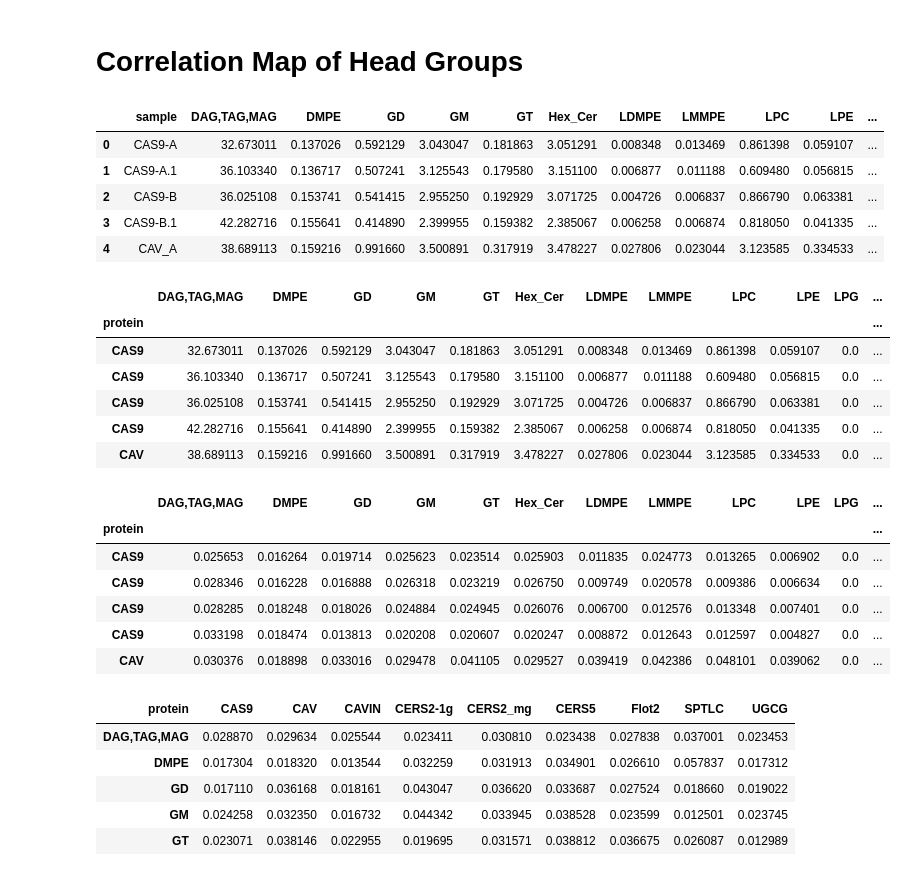
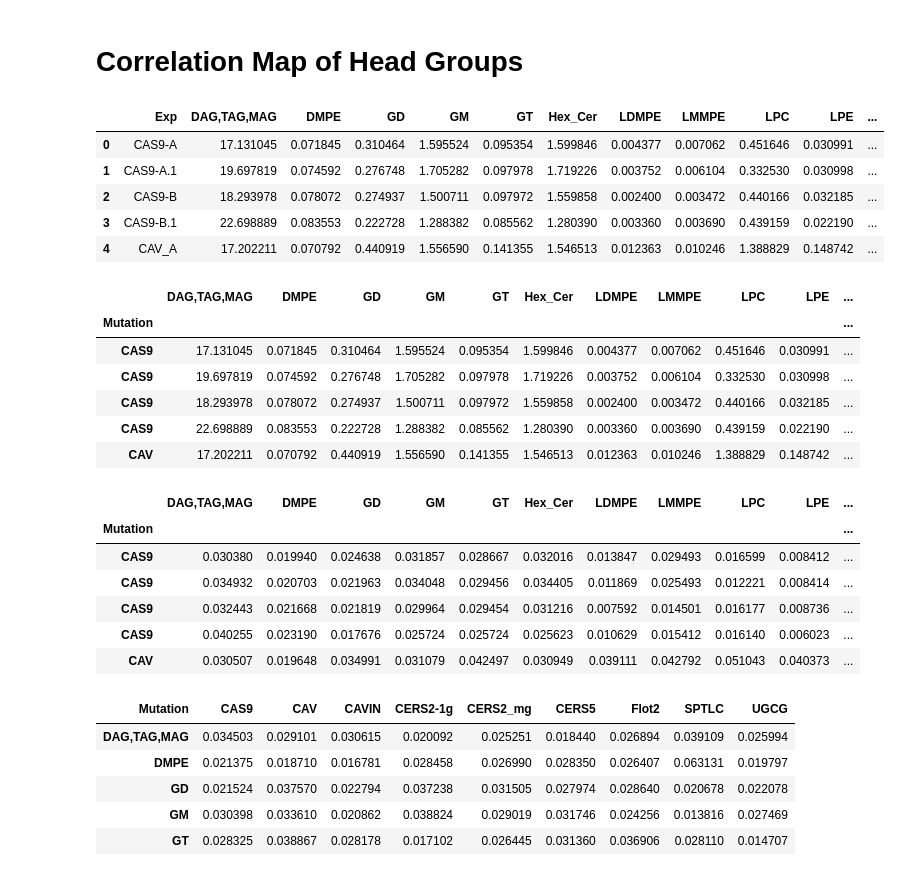
Before and after one commit to hn1902/lipids-proj-new, a Jupyter notebook: head_group_percentages.ipynb, the cells around one changed output. Drawn from its saved outputs; the diff is of its cells as text; code cells hidden in the pictures.

```diff
--- a/head_group_percentages.ipynb
+++ b/head_group_percentages.ipynb
@@ -25,5 +25,5 @@ df_meta.sample(3)
 # %%
 # import experiment metedata
-df_exps = pd.read_csv('dataframes/pos_exps_df_meta.csv')
+df_exps = pd.read_csv('dataframes/pos_df_exps.csv')
 df_exps.head()
 # %% [output]
@@ -312,6 +312,6 @@ h.head()
 5 rows × 42 columns
 # %%
 # join to df_exps to get protein/mutations
-h = h.T.rename_axis('sample').merge(df_exps, on='sample')
+h = h.T.rename_axis('Exp').merge(df_exps, on='Exp')
 h.head()
 # %% [output]
@@ -382,55 +382,55 @@ d
 # %%
 h.head()
 # %% [output]
-|  | sample | DAG,TAG,MAG | DMPE | GD | GM | GT | Hex_Cer | LDMPE | LMMPE | LPC | LPE | ... |
-| 0 | CAS9-A | 32.673011 | 0.137026 | 0.592129 | 3.043047 | 0.181863 | 3.051291 | 0.008348 | 0.013469 | 0.861398 | 0.059107 | ... |
-| 1 | CAS9-A.1 | 36.103340 | 0.136717 | 0.507241 | 3.125543 | 0.179580 | 3.151100 | 0.006877 | 0.011188 | 0.609480 | 0.056815 | ... |
-| 2 | CAS9-B | 36.025108 | 0.153741 | 0.541415 | 2.955250 | 0.192929 | 3.071725 | 0.004726 | 0.006837 | 0.866790 | 0.063381 | ... |
-| 3 | CAS9-B.1 | 42.282716 | 0.155641 | 0.414890 | 2.399955 | 0.159382 | 2.385067 | 0.006258 | 0.006874 | 0.818050 | 0.041335 | ... |
-| 4 | CAV_A | 38.689113 | 0.159216 | 0.991660 | 3.500891 | 0.317919 | 3.478227 | 0.027806 | 0.023044 | 3.123585 | 0.334533 | ... |
+|  | Exp | DAG,TAG,MAG | DMPE | GD | GM | GT | Hex_Cer | LDMPE | LMMPE | LPC | LPE | ... |
+| 0 | CAS9-A | 17.131045 | 0.071845 | 0.310464 | 1.595524 | 0.095354 | 1.599846 | 0.004377 | 0.007062 | 0.451646 | 0.030991 | ... |
+| 1 | CAS9-A.1 | 19.697819 | 0.074592 | 0.276748 | 1.705282 | 0.097978 | 1.719226 | 0.003752 | 0.006104 | 0.332530 | 0.030998 | ... |
+| 2 | CAS9-B | 18.293978 | 0.078072 | 0.274937 | 1.500711 | 0.097972 | 1.559858 | 0.002400 | 0.003472 | 0.440166 | 0.032185 | ... |
+| 3 | CAS9-B.1 | 22.698889 | 0.083553 | 0.222728 | 1.288382 | 0.085562 | 1.280390 | 0.003360 | 0.003690 | 0.439159 | 0.022190 | ... |
+| 4 | CAV_A | 17.202211 | 0.070792 | 0.440919 | 1.556590 | 0.141355 | 1.546513 | 0.012363 | 0.010246 | 1.388829 | 0.148742 | ... |
 # %%
 # remove sample column
 h_corr = h.iloc[:,1:]
 
 # drop RAJU
-h_corr = h_corr[h_corr['protein'] != 'RAJU']
+h_corr = h_corr[h_corr['Mutation'] != 'RAJU']
 # drop WT
-h_corr = h_corr[h_corr['protein'] != 'WT']
+h_corr = h_corr[h_corr['Mutation'] != 'WT']
 
 # set protein column as index
-h_corr = h_corr.set_index('protein')
+h_corr = h_corr.set_index('Mutation')
 
 h_corr.head()
 # %% [output]
-|  | DAG,TAG,MAG | DMPE | GD | GM | GT | Hex_Cer | LDMPE | LMMPE | LPC | LPE | LPG | ... |
-| protein |  |  |  |  |  |  |  |  |  |  |  | ... |
-| CAS9 | 32.673011 | 0.137026 | 0.592129 | 3.043047 | 0.181863 | 3.051291 | 0.008348 | 0.013469 | 0.861398 | 0.059107 | 0.0 | ... |
-| CAS9 | 36.103340 | 0.136717 | 0.507241 | 3.125543 | 0.179580 | 3.151100 | 0.006877 | 0.011188 | 0.609480 | 0.056815 | 0.0 | ... |
-| CAS9 | 36.025108 | 0.153741 | 0.541415 | 2.955250 | 0.192929 | 3.071725 | 0.004726 | 0.006837 | 0.866790 | 0.063381 | 0.0 | ... |
-| CAS9 | 42.282716 | 0.155641 | 0.414890 | 2.399955 | 0.159382 | 2.385067 | 0.006258 | 0.006874 | 0.818050 | 0.041335 | 0.0 | ... |
-| CAV | 38.689113 | 0.159216 | 0.991660 | 3.500891 | 0.317919 | 3.478227 | 0.027806 | 0.023044 | 3.123585 | 0.334533 | 0.0 | ... |
+|  | DAG,TAG,MAG | DMPE | GD | GM | GT | Hex_Cer | LDMPE | LMMPE | LPC | LPE | ... |
+| Mutation |  |  |  |  |  |  |  |  |  |  | ... |
+| CAS9 | 17.131045 | 0.071845 | 0.310464 | 1.595524 | 0.095354 | 1.599846 | 0.004377 | 0.007062 | 0.451646 | 0.030991 | ... |
+| CAS9 | 19.697819 | 0.074592 | 0.276748 | 1.705282 | 0.097978 | 1.719226 | 0.003752 | 0.006104 | 0.332530 | 0.030998 | ... |
+| CAS9 | 18.293978 | 0.078072 | 0.274937 | 1.500711 | 0.097972 | 1.559858 | 0.002400 | 0.003472 | 0.440166 | 0.032185 | ... |
+| CAS9 | 22.698889 | 0.083553 | 0.222728 | 1.288382 | 0.085562 | 1.280390 | 0.003360 | 0.003690 | 0.439159 | 0.022190 | ... |
+| CAV | 17.202211 | 0.070792 | 0.440919 | 1.556590 | 0.141355 | 1.546513 | 0.012363 | 0.010246 | 1.388829 | 0.148742 | ... |
 # %%
 # normalize the head groups
 h_corr = h_corr/h_corr.sum()
 h_corr.head()
 # %% [output]
-|  | DAG,TAG,MAG | DMPE | GD | GM | GT | Hex_Cer | LDMPE | LMMPE | LPC | LPE | LPG | ... |
-| protein |  |  |  |  |  |  |  |  |  |  |  | ... |
-| CAS9 | 0.025653 | 0.016264 | 0.019714 | 0.025623 | 0.023514 | 0.025903 | 0.011835 | 0.024773 | 0.013265 | 0.006902 | 0.0 | ... |
-| CAS9 | 0.028346 | 0.016228 | 0.016888 | 0.026318 | 0.023219 | 0.026750 | 0.009749 | 0.020578 | 0.009386 | 0.006634 | 0.0 | ... |
-| CAS9 | 0.028285 | 0.018248 | 0.018026 | 0.024884 | 0.024945 | 0.026076 | 0.006700 | 0.012576 | 0.013348 | 0.007401 | 0.0 | ... |
-| CAS9 | 0.033198 | 0.018474 | 0.013813 | 0.020208 | 0.020607 | 0.020247 | 0.008872 | 0.012643 | 0.012597 | 0.004827 | 0.0 | ... |
-| CAV | 0.030376 | 0.018898 | 0.033016 | 0.029478 | 0.041105 | 0.029527 | 0.039419 | 0.042386 | 0.048101 | 0.039062 | 0.0 | ... |
+|  | DAG,TAG,MAG | DMPE | GD | GM | GT | Hex_Cer | LDMPE | LMMPE | LPC | LPE | ... |
+| Mutation |  |  |  |  |  |  |  |  |  |  | ... |
+| CAS9 | 0.030380 | 0.019940 | 0.024638 | 0.031857 | 0.028667 | 0.032016 | 0.013847 | 0.029493 | 0.016599 | 0.008412 | ... |
+| CAS9 | 0.034932 | 0.020703 | 0.021963 | 0.034048 | 0.029456 | 0.034405 | 0.011869 | 0.025493 | 0.012221 | 0.008414 | ... |
+| CAS9 | 0.032443 | 0.021668 | 0.021819 | 0.029964 | 0.029454 | 0.031216 | 0.007592 | 0.014501 | 0.016177 | 0.008736 | ... |
+| CAS9 | 0.040255 | 0.023190 | 0.017676 | 0.025724 | 0.025724 | 0.025623 | 0.010629 | 0.015412 | 0.016140 | 0.006023 | ... |
+| CAV | 0.030507 | 0.019648 | 0.034991 | 0.031079 | 0.042497 | 0.030949 | 0.039111 | 0.042792 | 0.051043 | 0.040373 | ... |
 # %%
-h_corr = h_corr.groupby('protein').mean().T
+h_corr = h_corr.groupby('Mutation').mean().T
 h_corr.head()
 # %% [output]
-| protein | CAS9 | CAV | CAVIN | CERS2-1g | CERS2_mg | CERS5 | Flot2 | SPTLC | UGCG |
-| DAG,TAG,MAG | 0.028870 | 0.029634 | 0.025544 | 0.023411 | 0.030810 | 0.023438 | 0.027838 | 0.037001 | 0.023453 |
-| DMPE | 0.017304 | 0.018320 | 0.013544 | 0.032259 | 0.031913 | 0.034901 | 0.026610 | 0.057837 | 0.017312 |
-| GD | 0.017110 | 0.036168 | 0.018161 | 0.043047 | 0.036620 | 0.033687 | 0.027524 | 0.018660 | 0.019022 |
-| GM | 0.024258 | 0.032350 | 0.016732 | 0.044342 | 0.033945 | 0.038528 | 0.023599 | 0.012501 | 0.023745 |
-| GT | 0.023071 | 0.038146 | 0.022955 | 0.019695 | 0.031571 | 0.038812 | 0.036675 | 0.026087 | 0.012989 |
+| Mutation | CAS9 | CAV | CAVIN | CERS2-1g | CERS2_mg | CERS5 | Flot2 | SPTLC | UGCG |
+| DAG,TAG,MAG | 0.034503 | 0.029101 | 0.030615 | 0.020092 | 0.025251 | 0.018440 | 0.026894 | 0.039109 | 0.025994 |
+| DMPE | 0.021375 | 0.018710 | 0.016781 | 0.028458 | 0.026990 | 0.028350 | 0.026407 | 0.063131 | 0.019797 |
+| GD | 0.021524 | 0.037570 | 0.022794 | 0.037238 | 0.031505 | 0.027974 | 0.028640 | 0.020678 | 0.022078 |
+| GM | 0.030398 | 0.033610 | 0.020862 | 0.038824 | 0.029019 | 0.031746 | 0.024256 | 0.013816 | 0.027469 |
+| GT | 0.028325 | 0.038867 | 0.028178 | 0.017102 | 0.026445 | 0.031360 | 0.036906 | 0.028110 | 0.014707 |
 # %%
 # create correlation matrix
 corr = h_corr.corr()
```
Also changed, not shown: parts of 37 cells of this notebook, 19 other files.
